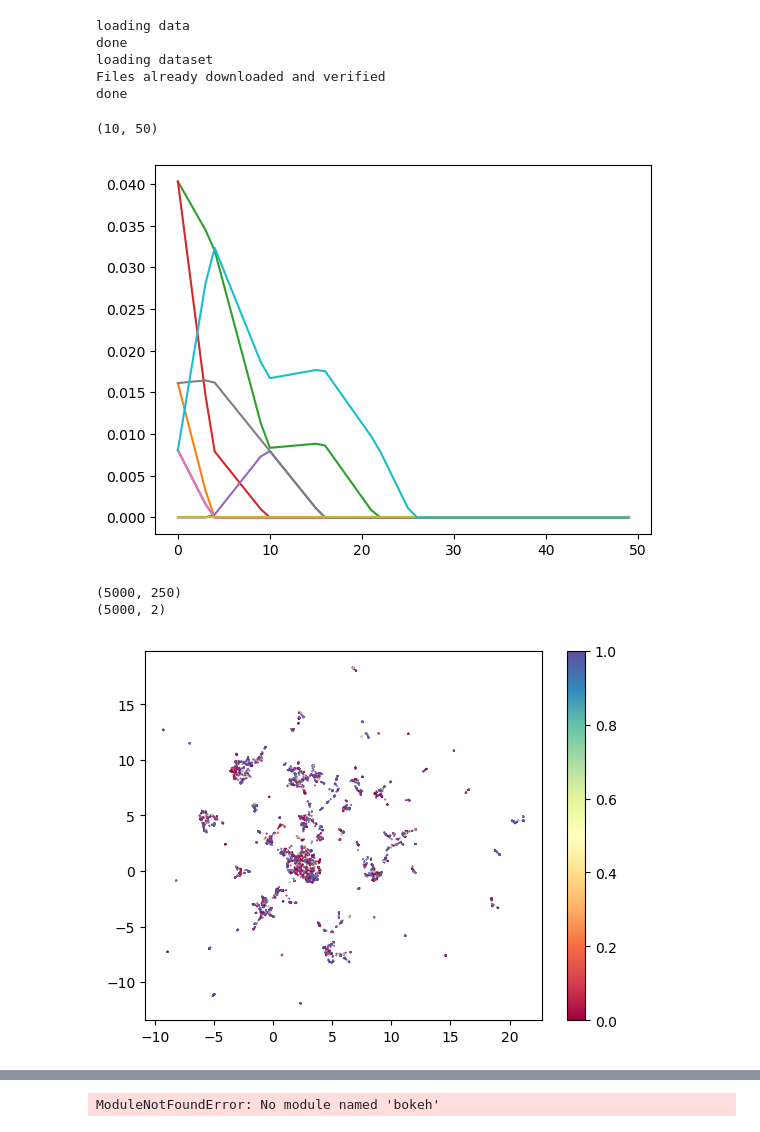
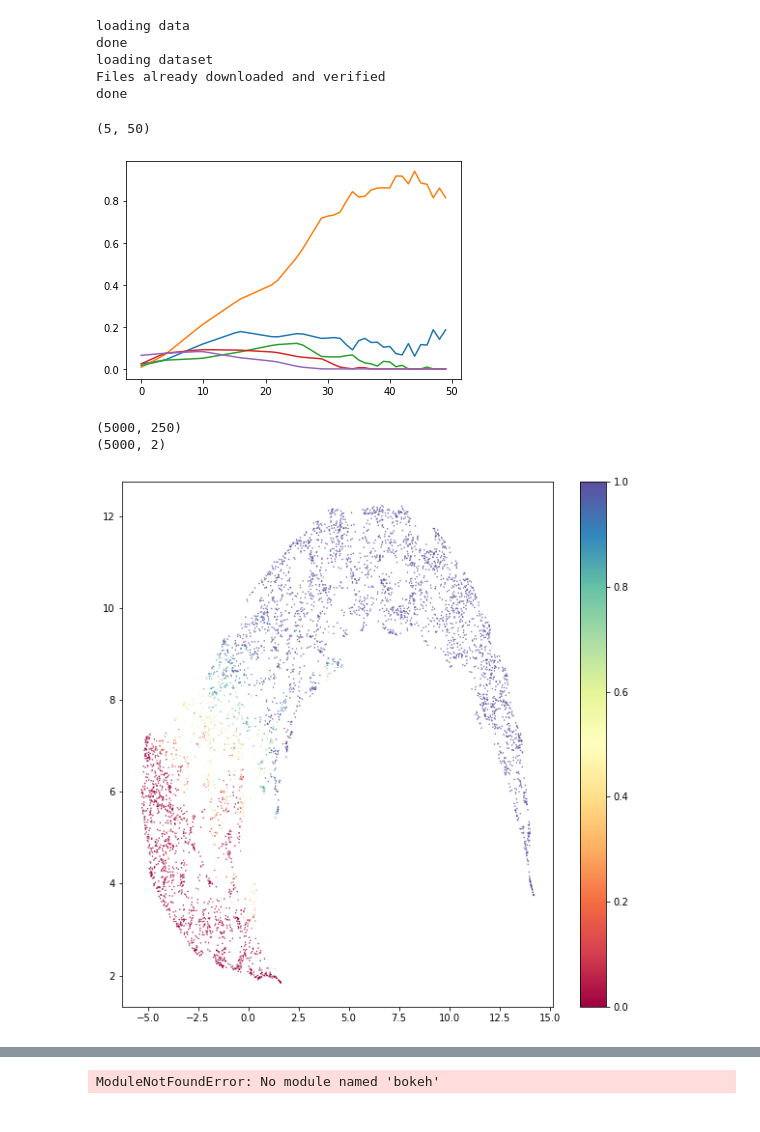
Before and after one commit to nikhil-ghosh-berkeley/dist-shift, a Jupyter notebook: preetum/dec23_fingerprint.ipynb, the cells around one changed output, grey strips where cells are left out. Cells and saved outputs as stored; diff of their text form; code cells hidden in the pictures.

```diff
--- a/preetum/dec23_fingerprint.ipynb
+++ b/preetum/dec23_fingerprint.ipynb
@@ -122,24 +125,22 @@ def get_embedding(index, G=grouped[name]['ClipViTB32'], topk=5, gridpts=50):
     xx = np.linspace(x.min(), x.max(), gridpts)
     for lab in top_labels:
         # linearly interpolate the curve on uniform grid
-        y = G["freqs"][i][lab]
+        y = G["freqs"][index][lab]
         f = interp1d(x, y, kind='linear')
         yy = f(xx)
         embed.append(yy)
     return np.array(embed) # topk x gridpts
 # %%
-e = get_embedding(np.random.randint(10000), topk=10)
+e = get_embedding(np.random.randint(10000), topk=5)
 print(e.shape)
 plt.figure()
 for i in range(len(e)):
     plt.plot(e[i])
 plt.show()
 # %% [output]
-(10, 50)
+(5, 50)
-[figure, old version]
+[figure, new version]
 # %%
-import umap
-
 N = 5000
 X = np.array([ get_embedding(i, topk=5).flatten() for i in range(N) ])
 print(X.shape)
@@ -149,11 +150,11 @@ print(Xt.shape)
 
 final_accs = np.array([G["freqs"][i, yi, -1] for i, yi in enumerate(ytest)])
 
-plt.figure()
+plt.figure(figsize=(10,10))
 sc = plt.scatter(Xt[:, 0], Xt[:, 1], s=0.2, c=final_accs[:N], cmap='Spectral')
 plt.colorbar(sc)
 plt.show()
 # %% [output]
 (5000, 250)
 (5000, 2)
-[figure, old version]
+[figure, new version]
```
Also changed, not shown: parts of 5 cells of this notebook.
